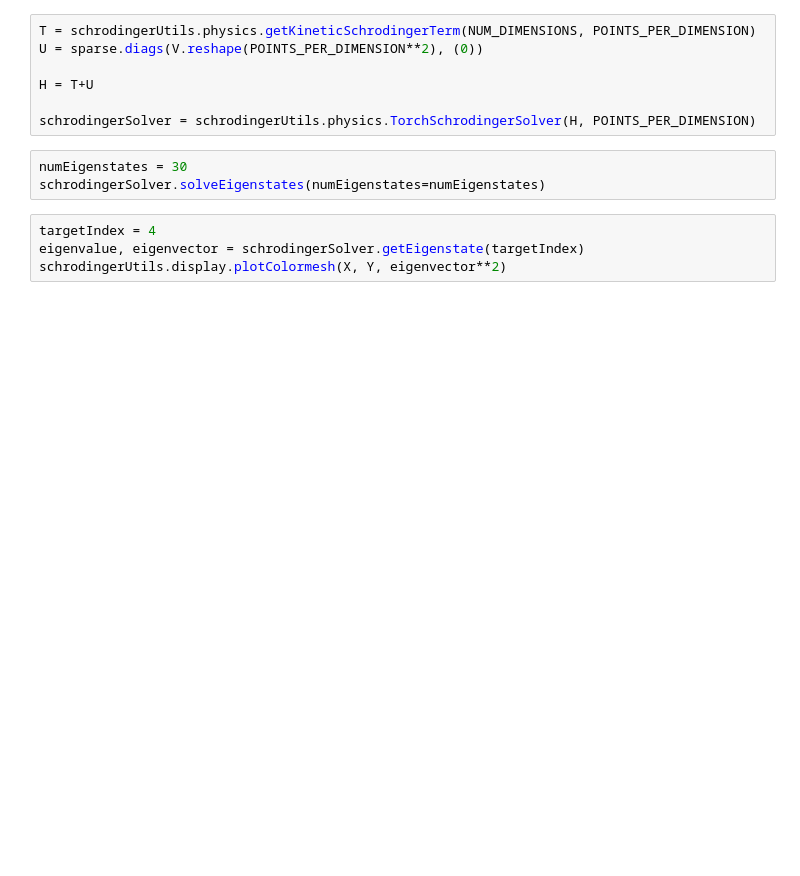
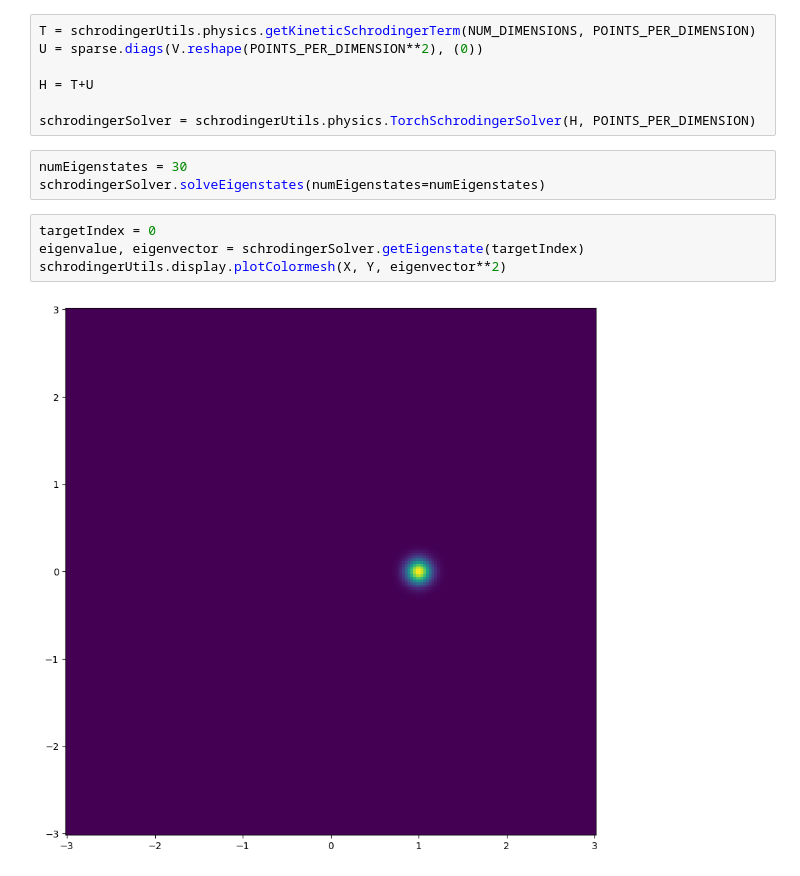
Before and after one commit to hmcalister/Schrodinger-Equation-PyTorch, a Jupyter notebook: main.ipynb, the cells around one changed output. Cells and saved outputs as stored; diff of their text form; blank space fills up the shorter version.

```diff
--- a/main.ipynb
+++ b/main.ipynb
@@ -56,7 +57,9 @@ schrodingerSolver = schrodingerUtils.physics.TorchSchrodingerSolver(H, POINTS_PE
 numEigenstates = 30
 schrodingerSolver.solveEigenstates(numEigenstates=numEigenstates)
 # %%
-targetIndex = 4
+targetIndex = 0
 eigenvalue, eigenvector = schrodingerSolver.getEigenstate(targetIndex)
 schrodingerUtils.display.plotColormesh(X, Y, eigenvector**2)
+# %% [output]
+[figure, added]
 # %%
```
Also changed, not shown: parts of 2 cells of this notebook.
